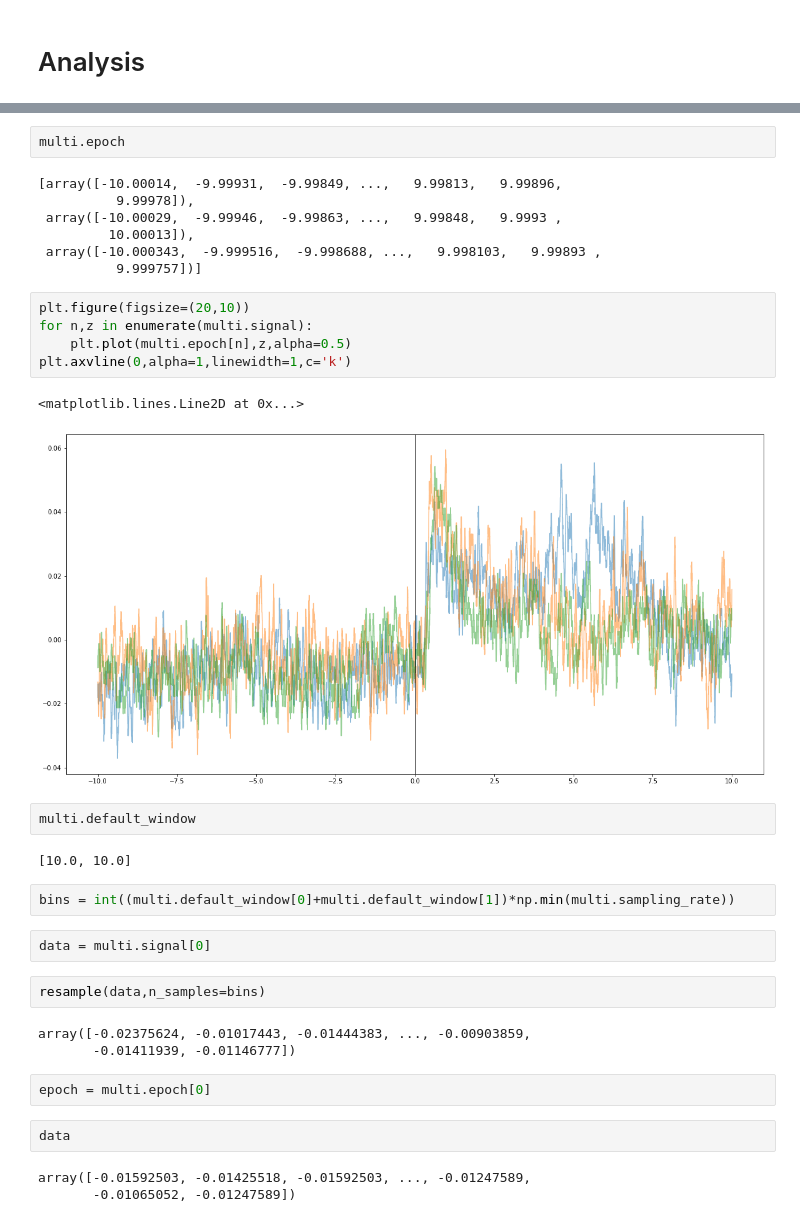
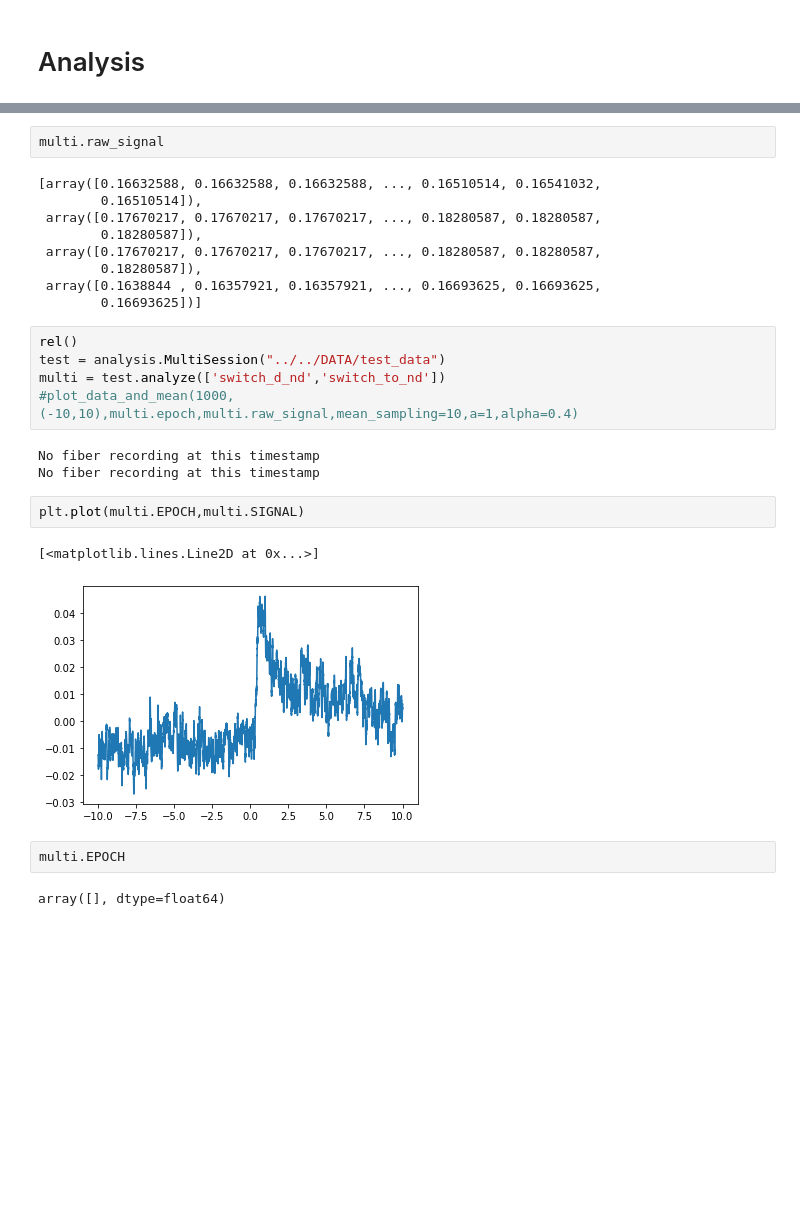
Before and after one commit to matias-ceau/pyfiber, a Jupyter notebook: dev/FIBERPHOTOPY.ipynb, the cells around one changed output, grey strips where cells are left out. Saved outputs shown, nothing was run; the diff lists cells and outputs as text; blank space fills up the shorter version.

```diff
--- a/dev/FIBERPHOTOPY.ipynb
+++ b/dev/FIBERPHOTOPY.ipynb
@@ -104,37 +149,28 @@ No fiber recording at this timestamp
 # %%
-multi.epoch
+multi.raw_signal
 # %% [output]
-[array([-10.00014,  -9.99931,  -9.99849, ...,   9.99813,   9.99896,
-          9.99978]),
- array([-10.00029,  -9.99946,  -9.99863, ...,   9.99848,   9.9993 ,
-         10.00013]),
- array([-10.000343,  -9.999516,  -9.998688, ...,   9.998103,   9.99893 ,
-          9.999757])]
+[array([0.16632588, 0.16632588, 0.16632588, ..., 0.16510514, 0.16541032,
+        0.16510514]),
+ array([0.17670217, 0.17670217, 0.17670217, ..., 0.18280587, 0.18280587,
+        0.18280587]),
+ array([0.17670217, 0.17670217, 0.17670217, ..., 0.18280587, 0.18280587,
+        0.18280587]),
+ array([0.1638844 , 0.16357921, 0.16357921, ..., 0.16693625, 0.16693625,
+        0.16693625])]
-# %%
-plt.figure(figsize=(20,10))
-for n,z in enumerate(multi.signal):
-    plt.plot(multi.epoch[n],z,alpha=0.5)
-plt.axvline(0,alpha=1,linewidth=1,c='k')
-# %% [output]
-<matplotlib.lines.Line2D at 0x...>
-[figure, removed]
+# %%
+rel()
+test = analysis.MultiSession("../../DATA/test_data")
+multi = test.analyze(['switch_d_nd','switch_to_nd'])
+#plot_data_and_mean(1000,(-10,10),multi.epoch,multi.raw_signal,mean_sampling=10,a=1,alpha=0.4)
+# %% [output]
+No fiber recording at this timestamp
+No fiber recording at this timestamp
+# %%
+plt.plot(multi.EPOCH,multi.SIGNAL)
+# %% [output]
+[<matplotlib.lines.Line2D at 0x...>]
+[figure, added]
 # %%
-multi.default_window
+multi.EPOCH
 # %% [output]
-[10.0, 10.0]
+array([], dtype=float64)
-# %%
-bins = int((multi.default_window[0]+multi.default_window[1])*np.min(multi.sampling_rate))
-# %%
-data = multi.signal[0]
-# %%
-resample(data,n_samples=bins)
-# %% [output]
-array([-0.02375624, -0.01017443, -0.01444383, ..., -0.00903859,
-       -0.01411939, -0.01146777])
-# %%
-epoch = multi.epoch[0]
-# %%
-data
-# %% [output]
-array([-0.01592503, -0.01425518, -0.01592503, ..., -0.01247589,
-       -0.01065052, -0.01247589])
```
Also changed, not shown: parts of 16 cells of this notebook, 5 other files.
